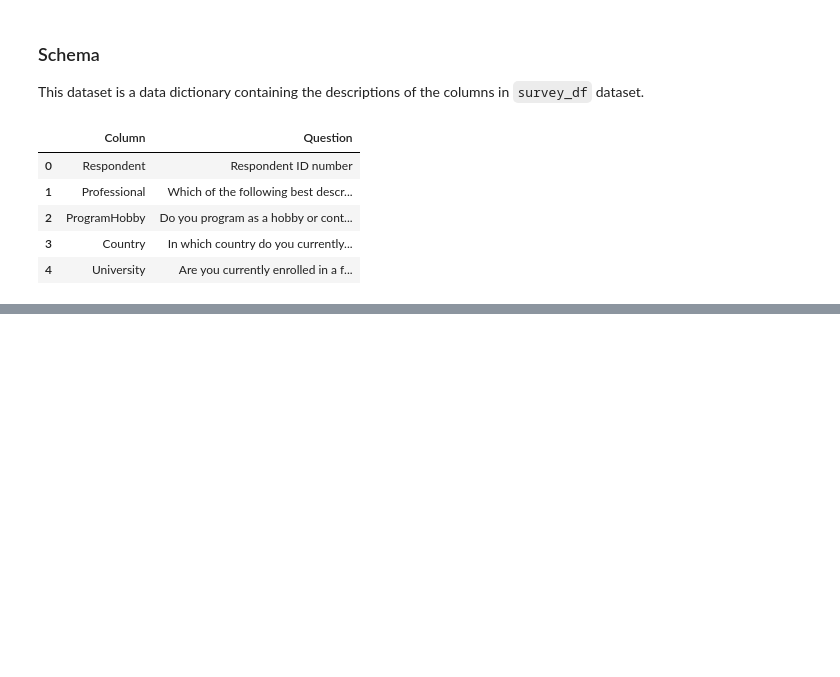
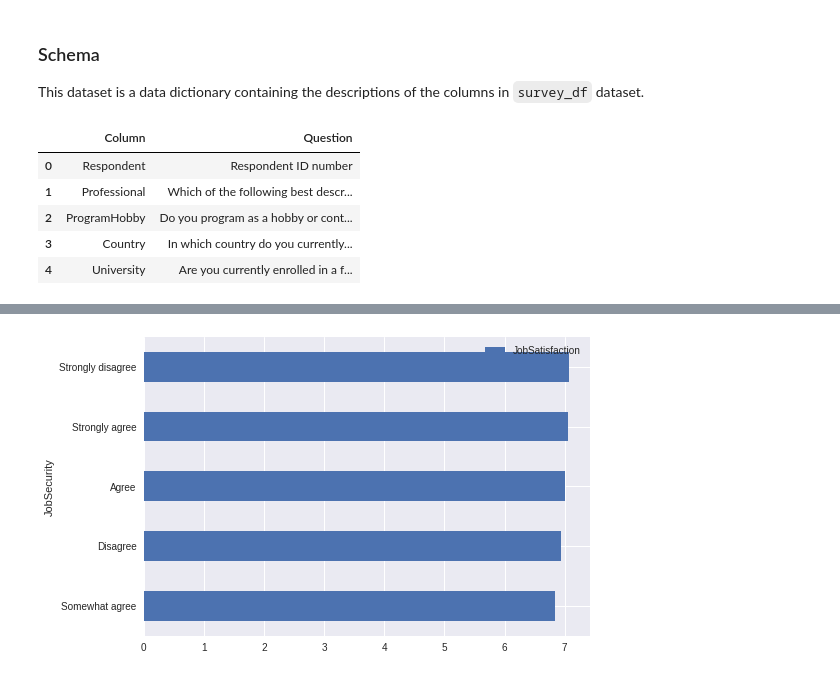
Before and after one commit to sgm1191/airbnb_data, a Jupyter notebook: data_understanding.ipynb, the cells around one changed output, grey strips where cells are left out. Cells and saved outputs as stored; diff of their text form; code cells hidden in the pictures; blank space fills up the shorter version.

```diff
--- a/data_understanding.ipynb
+++ b/data_understanding.ipynb
@@ -60,0 +75,6 @@ schema_df.head()
+# %%
+job_sec = survey_df[["JobSecurity", "JobSatisfaction"]].groupby("JobSecurity").mean()
+job_sec = job_sec.sort_values("JobSatisfaction")
+job_sec.plot.barh();
+# %% [output]
+[figure, added]
```
Also changed, not shown: parts of 16 cells of this notebook, 1 other file.
